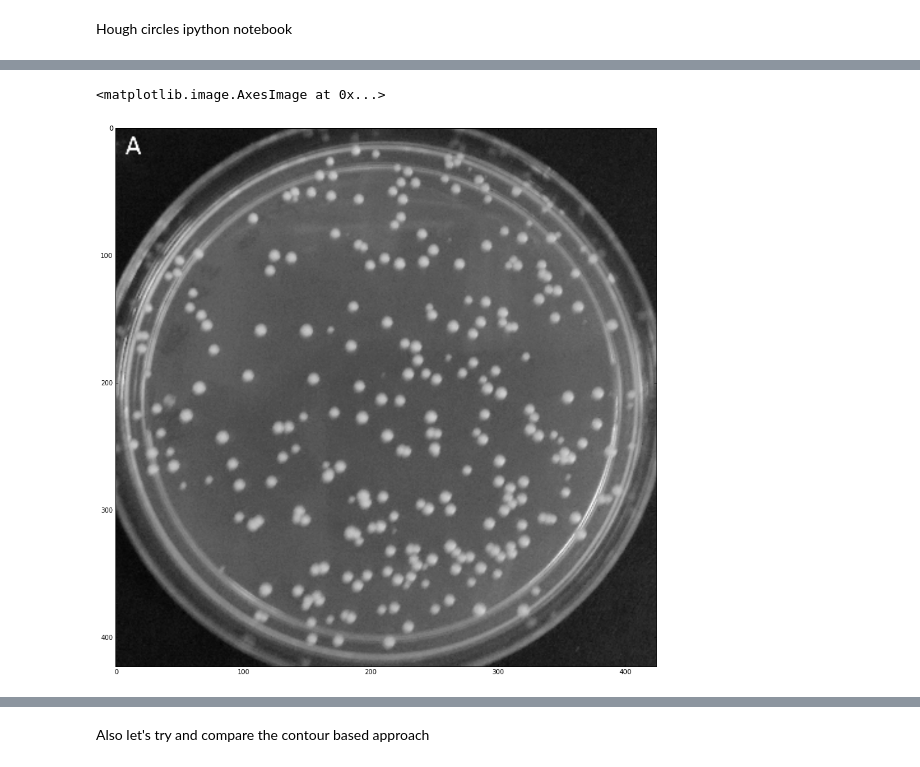
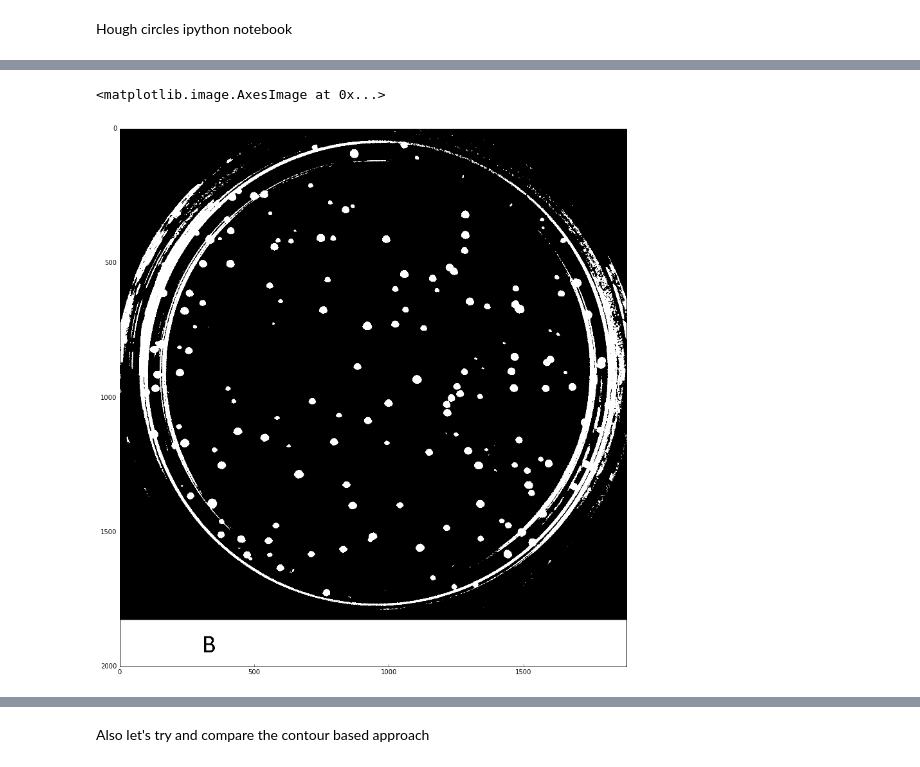
Before and after one commit to thegreatshasha/dopencv, a Jupyter notebook: HoughNotebook.ipynb, the cells around one changed output, grey strips where cells are left out. Saved outputs shown, nothing was run; the diff lists cells and outputs as text; code cells hidden in the pictures.

```diff
--- a/HoughNotebook.ipynb
+++ b/HoughNotebook.ipynb
@@ -11,10 +11,10 @@ from pylab import rcParams
 from helpers import scaled_resize
 rcParams['figure.figsize'] = 15, 15
 # %%
-input_file = 'images/set1/A_241.jpg'
+input_file = 'images/set1/B_170.jpg'
 
-img_gray = scaled_resize(cv2.imread(input_file, 0), 425)
-img = scaled_resize(cv2.imread(input_file), 425)
+img_gray = cv2.imread(input_file, 0)
+img = cv2.imread(input_file)
 
 plt.imshow(img_gray, cmap='gray')
 # %% [output]
@@ -36,6 +23,6 @@ plt.imshow(img_gray, cmap='gray')
 # %%
-#rng,img_gray = cv2.threshold(img_gray,0,255,cv2.THRESH_BINARY+cv2.THRESH_OTSU)
-plt.imshow(img_gray, cmap='gray')
+ret, thresh = cv2.threshold(img_gray, 0, 255, cv2.THRESH_OTSU)
+plt.imshow(thresh, cmap='gray')
 # %% [output]
 <matplotlib.image.AxesImage at 0x...>
-[figure, old version]
+[figure, new version]
```
Also changed, not shown: parts of 6 cells of this notebook, 31 other files.
